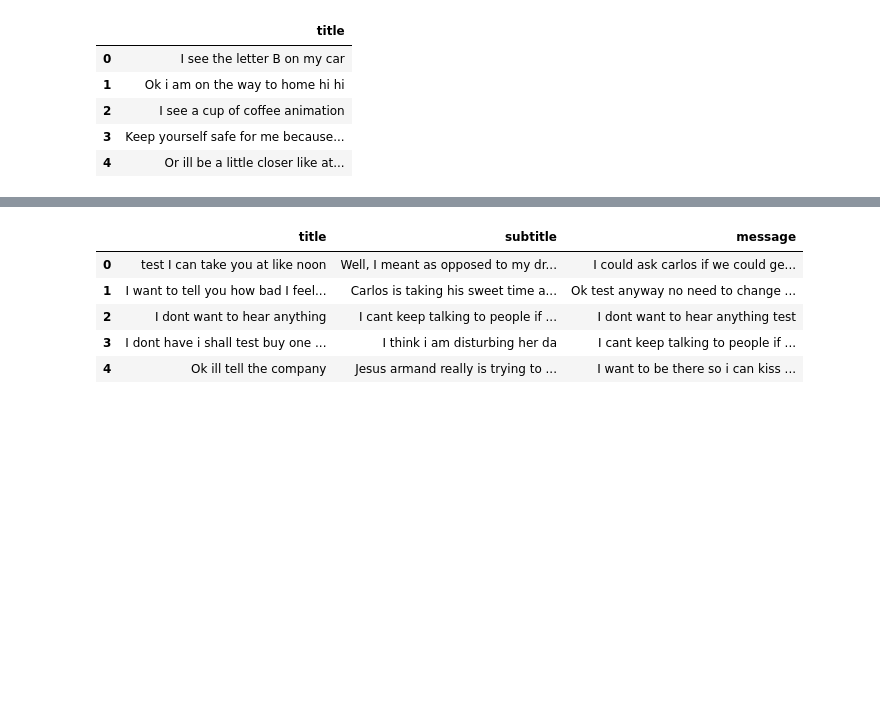
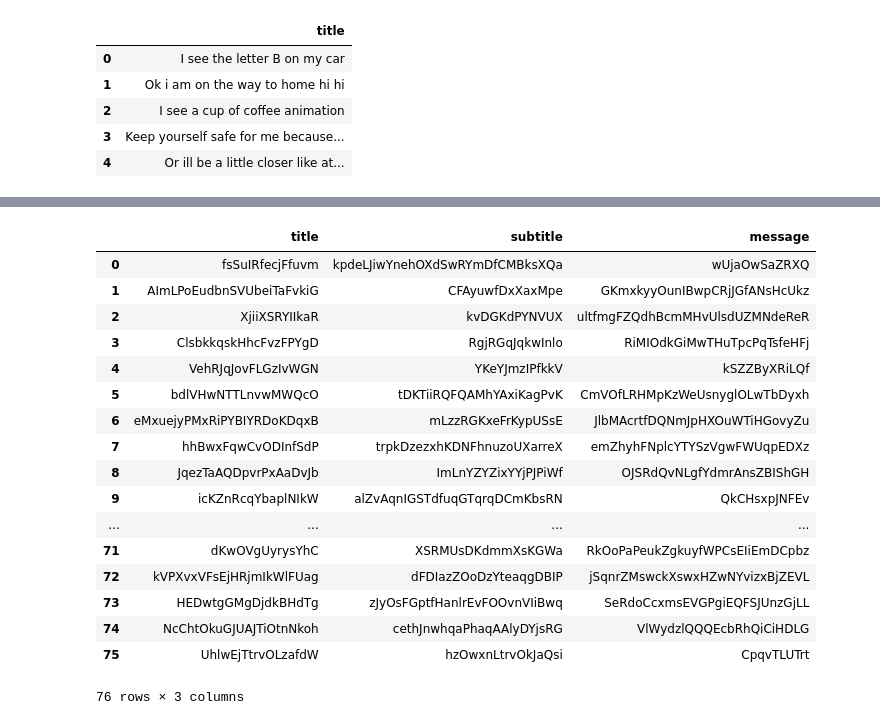
Before and after one commit to darrylbalderas/test-message-detector, a Jupyter notebook: test-message-detector.ipynb, the cells around one changed output, grey strips where cells are left out. Saved outputs shown, nothing was run; the diff lists cells and outputs as text; code cells hidden in the pictures; blank space fills up the shorter version.

Commit message:
Create four scenarios for testing detection
Signed-off-by: Darryl-Balderas <darryl.balderas@ibm.com>

```diff
--- a/test-message-detector.ipynb
+++ b/test-message-detector.ipynb
@@ -132,25 +135,19 @@ for i in range(30):
 # %%
-for index in scenario_one.index:
-    columns = list(scenario_one.columns)
-    prob = random.random()
-    if prob < 0.33:
-        choice = random.choice(columns)
-        scenario_one.loc[index][choice] = add_test_message(scenario_one.loc[index][choice])
-    elif prob < 0.66:
-        choice = random.choice(columns)
-        scenario_one.loc[index][choice] = add_test_message(scenario_one.loc[index][choice])
-        columns.remove(choice)
-        choice = random.choice(columns)
-        scenario_one.loc[index][choice] = add_test_message(scenario_one.loc[index][choice])
-    else:
-        for column in columns:
-            scenario_one.loc[index][column] = add_test_message(scenario_one.loc[index][column])
+def create_scenario_one(messages):
+    df = create_default_scenario(messages)
+    df = shuffle_dataframe(scenario_one, num_shuffles=30)
+    for index in df.index:
+        prob = random.random()
+        choice = random.choice(df.columns)
+        if prob < 0.33:
+            df.loc[index][choice] = add_test_message(df.loc[index][choice])
+        elif prob < 0.66:
+            columns = list(df.columns)
+            df.loc[index][choice] = add_test_message(df.loc[index][choice])
+            columns.remove(choice)
+            choice = random.choice(columns)
+            df.loc[index][choice] = add_test_message(df.loc[index][choice])
+        else:
+            for column in df.columns:
+                df.loc[index][column] = add_test_message(df.loc[index][column])
+        return df
-# %%
-scenario_one.head()
-# %% [output]
-|  | title | subtitle | message |
-| 0 | test I can take you at like noon | Well, I meant as opposed to my dr... | I could ask carlos if we could ge... |
-| 1 | I want to tell you how bad I feel... | Carlos is taking his sweet time a... | Ok test anyway no need to change ... |
-| 2 | I dont want to hear anything | I cant keep talking to people if ... | I dont want to hear anything test |
-| 3 | I dont have i shall test buy one ... | I think i am disturbing her da | I cant keep talking to people if ... |
-| 4 | Ok ill tell the company | Jesus armand really is trying to ... | I want to be there so i can kiss ... |
@@ -156,0 +163,31 @@ scenario_one.head()
+# %%
+import string
+def create_random_chars():
+    letters = string.ascii_letters
+    num_chars = random.randint(10, 30)
+    return "".join([random.choice(string.ascii_letters) for _ in range(num_chars)])
+
+def create_scenario_four(messages):
+    df = create_default_scenario(messages)
+    for column in df.columns:
+        df[column] = df[column].apply(lambda x: create_random_chars())
+    return df
+# %% [output]
+|  | title | subtitle | message |
+| 0 | fsSuIRfecjFfuvm | kpdeLJiwYnehOXdSwRYmDfCMBksXQa | wUjaOwSaZRXQ |
+| 1 | AImLPoEudbnSVUbeiTaFvkiG | CFAyuwfDxXaxMpe | GKmxkyyOunIBwpCRjJGfANsHcUkz |
+| 2 | XjiiXSRYIIkaR | kvDGKdPYNVUX | ultfmgFZQdhBcmMHvUlsdUZMNdeReR |
+| 3 | ClsbkkqskHhcFvzFPYgD | RgjRGqJqkwInlo | RiMIOdkGiMwTHuTpcPqTsfeHFj |
+| 4 | VehRJqJovFLGzIvWGN | YKeYJmzIPfkkV | kSZZByXRiLQf |
+| 5 | bdlVHwNTTLnvwMWQcO | tDKTiiRQFQAMhYAxiKagPvK | CmVOfLRHMpKzWeUsnyglOLwTbDyxh |
+| 6 | eMxuejyPMxRiPYBIYRDoKDqxB | mLzzRGKxeFrKypUSsE | JlbMAcrtfDQNmJpHXOuWTiHGovyZu |
+| 7 | hhBwxFqwCvODInfSdP | trpkDzezxhKDNFhnuzoUXarreX | emZhyhFNplcYTYSzVgwFWUqpEDXz |
+| 8 | JqezTaAQDpvrPxAaDvJb | ImLnYZYZixYYjPJPiWf | OJSRdQvNLgfYdmrAnsZBIShGH |
+| 9 | icKZnRcqYbaplNIkW | alZvAqnIGSTdfuqGTqrqDCmKbsRN | QkCHsxpJNFEv |
+| ... | ... | ... | ... |
+| 71 | dKwOVgUyrysYhC | XSRMUsDKdmmXsKGWa | RkOoPaPeukZgkuyfWPCsEIiEmDCpbz |
+| 72 | kVPXvxVFsEjHRjmIkWlFUag | dFDIazZOoDzYteaqgDBIP | jSqnrZMswckXswxHZwNYvizxBjZEVL |
+| 73 | HEDwtgGMgDjdkBHdTg | zJyOsFGptfHanlrEvFOOvnVIiBwq | SeRdoCcxmsEVGPgiEQFSJUnzGjLL |
+| 74 | NcChtOkuGJUAJTiOtnNkoh | cethJnwhqaPhaqAAlyDYjsRG | VlWydzlQQQEcbRhQiCiHDLG |
+| 75 | UhlwEjTtrvOLzafdW | hzOwxnLtrvOkJaQsi | CpqvTLUTrt |
+76 rows × 3 columns
```
Also changed, not shown: parts of 20 cells of this notebook.
